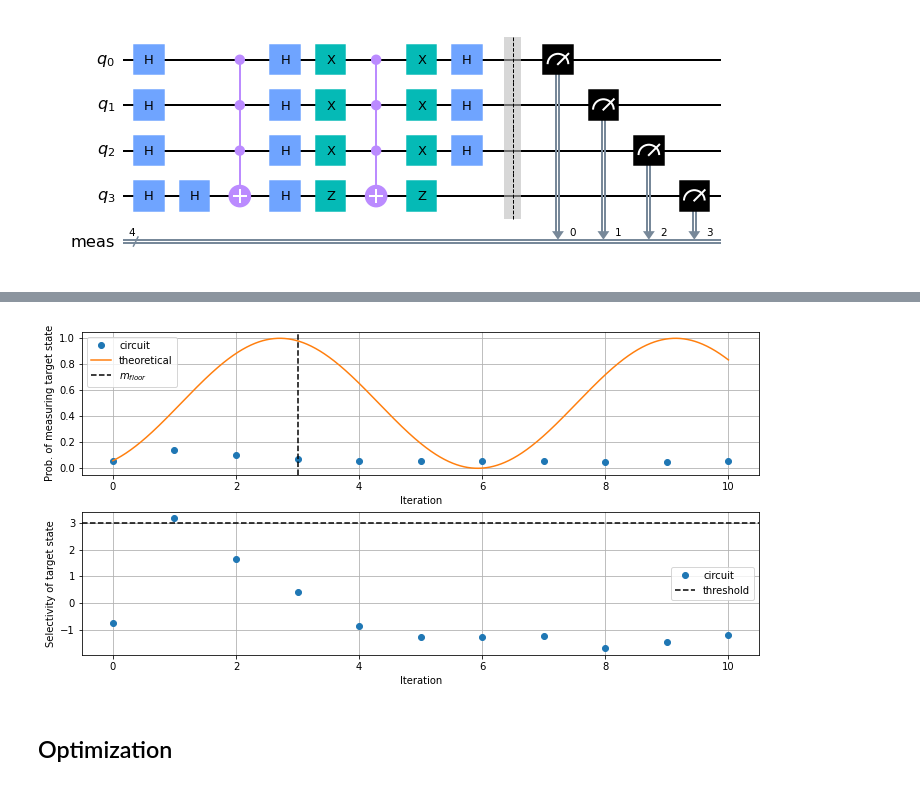
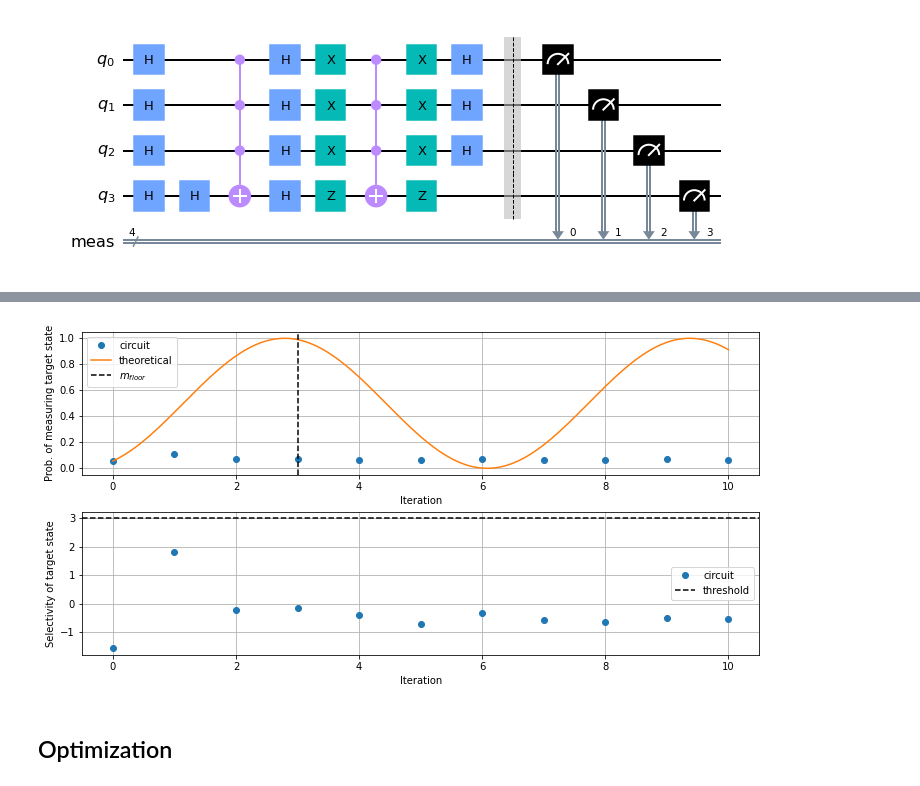
Before and after one commit to lhugens/quantum-computing, a Jupyter notebook: depth_optimization_grover.ipynb, the cells around one changed output, grey strips where cells are left out. Saved outputs shown, nothing was run; the diff lists cells and outputs as text; code cells hidden in the pictures.

```diff
--- a/depth_optimization_grover.ipynb
+++ b/depth_optimization_grover.ipynb
@@ -227,17 +227,16 @@ plot_analysis(probs, selec)
 # %%
 # job = execute(circ_lst4, backend=backend_qc, shots=20000) # 61ccaa6ebf935f07ef647ba9
 # job_monitor(job)
 # transpiled_circs = transpile(circ_lst4, backend=backend_qc, optimization_level=3)
 # job = execute(transpiled_circs, backend=backend_qc, shots=20000) # 61ccb06e2ac6ddd12e4ccb31 (optimized transpile)
 # job_monitor(job)
-transpiled_circs = transpile(circ_lst4, backend=backend_qc_sim, optimization_level=3)
-job = execute(transpiled_circs, backend=backend_qc_sim, shots=20000)
+job = backend_qc.retrieve_job('61ccb06e2ac6ddd12e4ccb31')
 counts = job.result().get_counts()
 probs = success_probabilities(counts, '1111')
 selec = selectivity(counts, '1111')
 plot_analysis(probs, selec)
 # %% [output]
-[figure, old version]
+[figure, new version]
 # %% [markdown]
 ## Optimization
 # %% [markdown]
```
Also changed, not shown: parts of 5 cells of this notebook, 1 other file.
